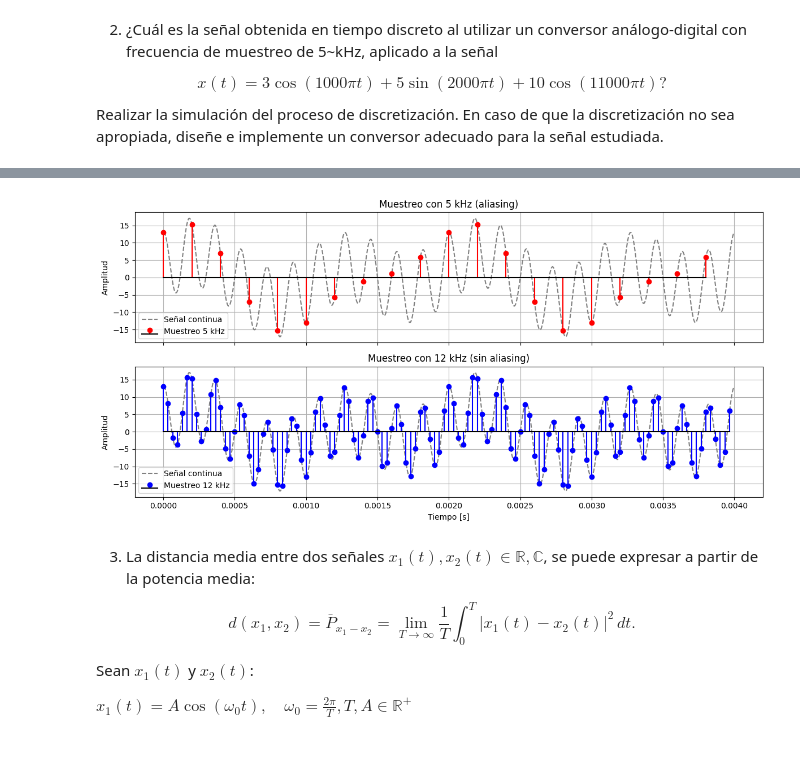
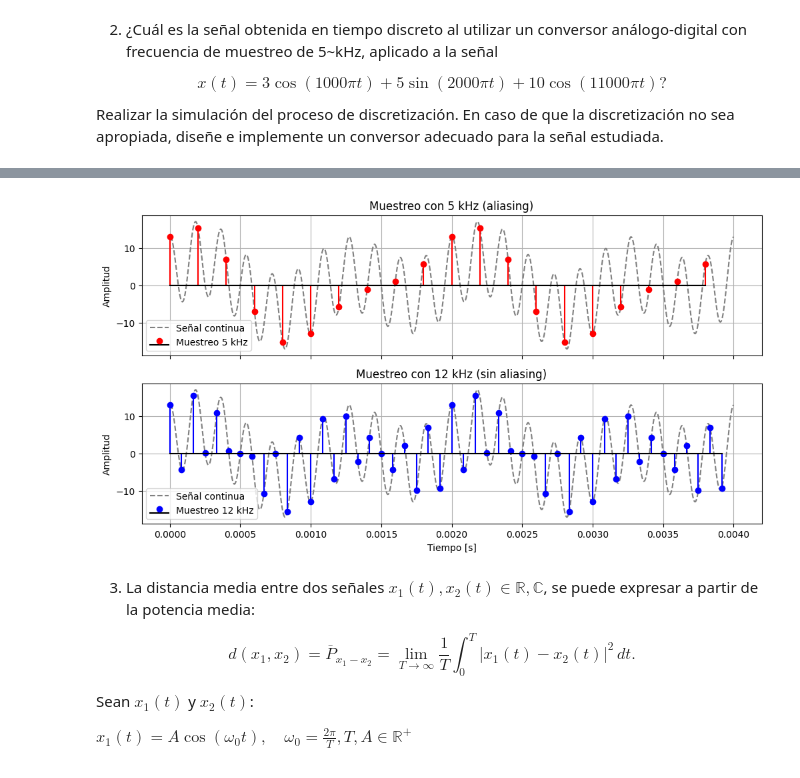
Before and after one commit to laduqueo/Senales_y_Sistemas, a Jupyter notebook: parcial_1_SYS.ipynb, the cells around one changed output, grey strips where cells are left out. Drawn from its saved outputs; the diff is of its cells as text; code cells hidden in the pictures.

```diff
--- a/parcial_1_SYS.ipynb
+++ b/parcial_1_SYS.ipynb
@@ -80,51 +175,56 @@ Realizar la simulación del proceso de discretización. En caso de que la discre
 # %%
 import numpy as np #se importa la biblioteca para cálculos numéricos
 import matplotlib.pyplot as plt #biblioteca para generar gráficos
 
 wmin = 1000 * np.pi  # frecuencia angular mínima
 T = 2 * np.pi / wmin  # período fundamental
 
-t_cont = np.linspace(0, 2*T, 1000) #en un rango de 0 a 2*T (deben ser al menos 2 periodos) se genera un array de 1000 puntos
-x_cont = 3 * np.cos(1000 * np.pi * t_cont) + 5 * np.sin(2000 * np.pi * t_cont) + 10 * np.cos(11000 * np.pi * t_cont) #en la señal original se evalua t_cont (cada valor de tiempo)
+t = np.linspace(0, 2*T, 1000) #en un rango de 0 a 2*T (deben ser al menos 2 periodos) se genera un array de 1000 puntos
+xcont = 3 * np.cos(1000 * np.pi * t) + 5 * np.sin(2000 * np.pi * t) + 10 * np.cos(11000 * np.pi * t) #en la señal original se evalua t_cont (cada valor de tiempo)
 
 # fs = 5 kHz
 fs1 = 5000  # frecuencia de muestreo en Hz
 Ts1 = 1 / fs1 #periodo de acuerdo a la frecuencia de muestreo
 
 # instantes de muestreo
-t_disc1 = np.arange(0, 2*T, Ts1) #Genera el vector de tiempo discreto t_disc1, que contiene los instantes en los que se va a muestrear la señal continua.
-x_disc1 = 3 * np.cos(1000 * np.pi * t_disc1) + 5 * np.sin(2000 * np.pi * t_disc1) +  10 * np.cos(11000 * np.pi * t_disc1) #Evalúa la señal original (𝑡) x(t) en los puntos del vector t_disc1, para obtener la señal muestreada.
+tdisc1 = np.arange(0, 2*T, Ts1) #Genera el vector de tiempo discreto tdisc1, que contiene los instantes en los que se va a muestrear la señal continua.
 
-#Caso 2: Muestreo con fs = 30 kHz (sin aliasing)
-fs2 = 30000
-Ts2 = 1 / fs2
-t_disc2 = np.arange(0, 2*T, Ts2)
-x_disc2 = 3 * np.cos(1000 * np.pi * t_disc2) + 5 * np.sin(2000 * np.pi * t_disc2) + 10 * np.cos(11000 * np.pi * t_disc2)
+xdisc1 = 3 * np.cos(1000 * np.pi * tdisc1) + 5 * np.sin(2000 * np.pi * tdisc1) +  10 * np.cos(11000 * np.pi * tdisc1) #Evalúa la señal original (𝑡) x(t) en los puntos del vector t_disc1, para obtener la señal muestreada.
 
-# ----- Gráficas -----
-fig, axs = plt.subplots(2, 1, figsize=(12, 6), sharex=True)
+#Caso 2: Muestreo con fs = 12 kHz (sin aliasing)
+fs2 = 12000                      # Frecuencia de muestreo alta (12 kHz), superior al doble de la máxima frecuencia de la señal
+Ts2 = 1 / fs2                   # Período de muestreo correspondiente a fs2 (intervalo entre muestras)
+tdisc2 = np.arange(0, 2*T, Ts2)  # Vector de tiempos discretos para tomar muestras, cubriendo 2 períodos
+xdisc2 = 3 * np.cos(1000 * np.pi * tdisc2) + 5 * np.sin(2000 * np.pi * tdisc2) + 10 * np.cos(11000 * np.pi * tdisc2)
+# Evalúa la señal x(t) en los tiempos discretos t_disc2 (con muestreo de 12 kHz)
 
-# --- Gráfica 1: fs = 5 kHz (aliasing) ---
-axs[0].plot(t_cont, x_cont, label='Señal continua', color='gray', linestyle='--')
-axs[0].stem(t_disc1, x_disc1, linefmt='r-', markerfmt='ro', basefmt='k', label='Muestreo 5 kHz')
-axs[0].set_title('Muestreo con 5 kHz (aliasing)')
-axs[0].set_ylabel('Amplitud')
-axs[0].legend()
-axs[0].grid(True)
+#  Gráficas
+fig, axs = plt.subplots(2, 1, figsize=(12, 6), sharex=True)  # Crea una figura con 2 subgráficas (una encima de la otra), compartiendo el eje x
 
-# --- Gráfica 2: fs = 12 kHz (sin aliasing) ---
-axs[1].plot(t_cont, x_cont, label='Señal continua', color='gray', linestyle='--')
-axs[1].stem(t_disc2, x_disc2, linefmt='b-', markerfmt='bo', basefmt='k', label='Muestreo 12 kHz')
-axs[1].set_title('Muestreo con 12 kHz (sin aliasing)')
-axs[1].set_xlabel('Tiempo [s]')
-axs[1].set_ylabel('Amplitud')
-axs[1].legend()
-axs[1].grid(True)
+#Gráfica 1: fs = 5 kHz
+axs[0].plot(t, xcont, label='Señal continua', color='gray', linestyle='--')
+# Traza la señal continua como referencia (línea gris punteada)
 
-plt.tight_layout()
-plt.show()
+axs[0].stem(tdisc1, xdisc1, linefmt='r-', markerfmt='ro', basefmt='k', label='Muestreo 5 kHz') # Dibuja la señal muestreada con 5 kHz como líneas verticales rojas
+
+axs[0].set_title('Muestreo con 5 kHz (aliasing)')   # Título de la subgráfica superior
+axs[0].set_ylabel('Amplitud')                       # Etiqueta eje y
+axs[0].legend()                                     # Muestra leyenda
+axs[0].grid(True)                                   # Activa la grilla
+
+#  Gráfica 2: fs = 12 kHz
+axs[1].plot(t, xcont, label='Señal continua', color='gray', linestyle='--')  # Traza la misma señal continua como referencia
+
+axs[1].stem(tdisc2, xdisc2, linefmt='b-', markerfmt='bo', basefmt='k', label='Muestreo 12 kHz') # Dibuja la señal muestreada con 12 kHz como líneas azules
+
+axs[1].set_title('Muestreo con 12 kHz (sin aliasing)')  # Título de la subgráfica inferior
+axs[1].set_xlabel('Tiempo [s]')   # Etiqueta eje x
+axs[1].set_ylabel('Amplitud')     # Etiqueta eje y
+axs[1].legend()                   # Muestra leyenda
+axs[1].grid(True)                 # Activa la grilla
+plt.show()                        # Muestra la figura
 # %% [output]
-[figure, old version]
+[figure, new version]
 # %% [markdown]
 3. La distancia media entre dos señales $x_1(t), x_2(t) \in \mathbb{R}, \mathbb{C}$, se puede expresar a partir de la potencia media:
 
```
Also changed, not shown: parts of 10 cells of this notebook.
